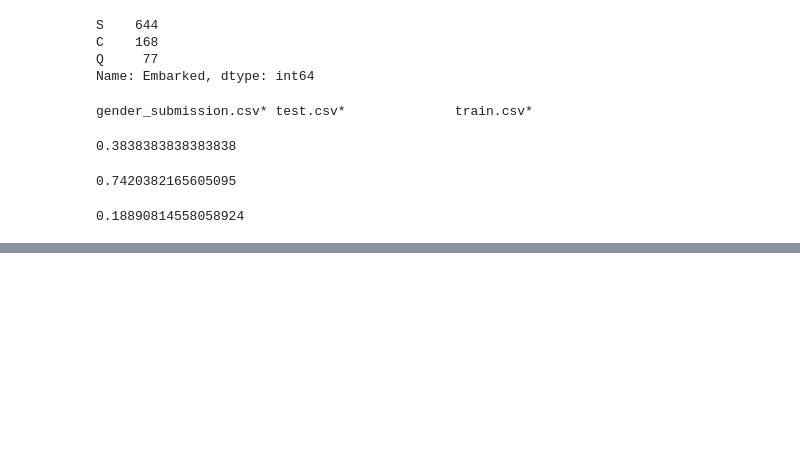
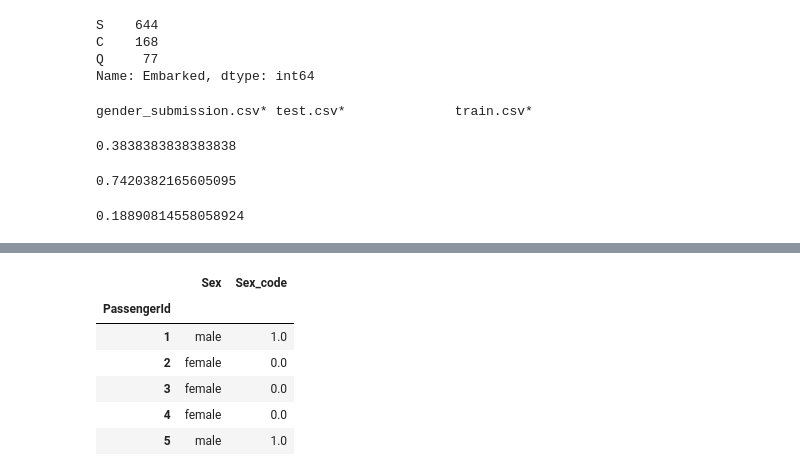
Before and after one commit to CodingSta/demo-lge-201811, a Jupyter notebook: 3일차.ipynb, the cells around one changed output, grey strips where cells are left out. Drawn from its saved outputs; the diff is of its cells as text; code cells hidden in the pictures; blank space fills up the shorter version.

```diff
--- a/3일차.ipynb
+++ b/3일차.ipynb
@@ -1185,0 +1186,18 @@ test_df['Survived'].astype('int').to_csv('data/titanic/predict_1.csv')
+# %%
+# train_df.replace(['male', 'female'], [1, 0])
+
+mask = train_df['Sex'] == 'male'
+train_df.loc[mask, 'Sex_code'] = 1
+
+mask = train_df['Sex'] == 'female'
+train_df.loc[mask, 'Sex_code'] = 0
+
+train_df[['Sex', 'Sex_code']].head()
+# %% [output]
+|  | Sex | Sex_code |
+| PassengerId |  |  |
+| 1 | male | 1.0 |
+| 2 | female | 0.0 |
+| 3 | female | 0.0 |
+| 4 | female | 0.0 |
+| 5 | male | 1.0 |
```
Also changed, not shown: parts of 10 cells of this notebook.
